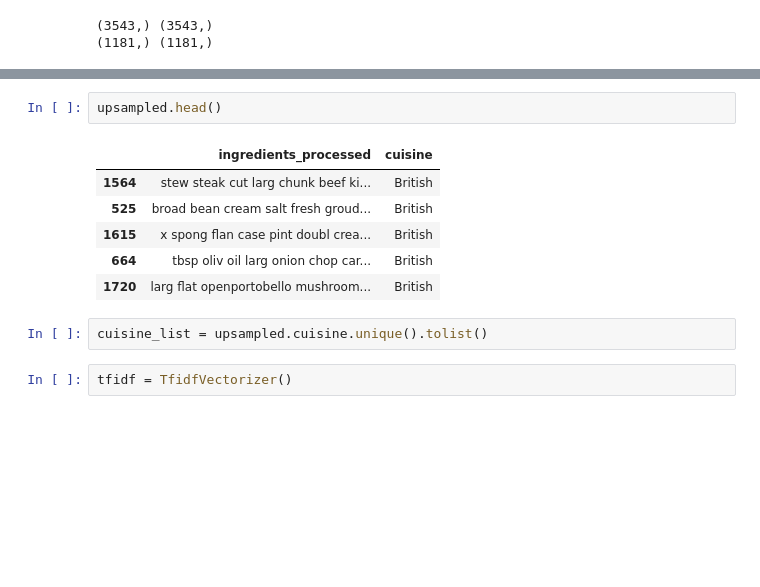
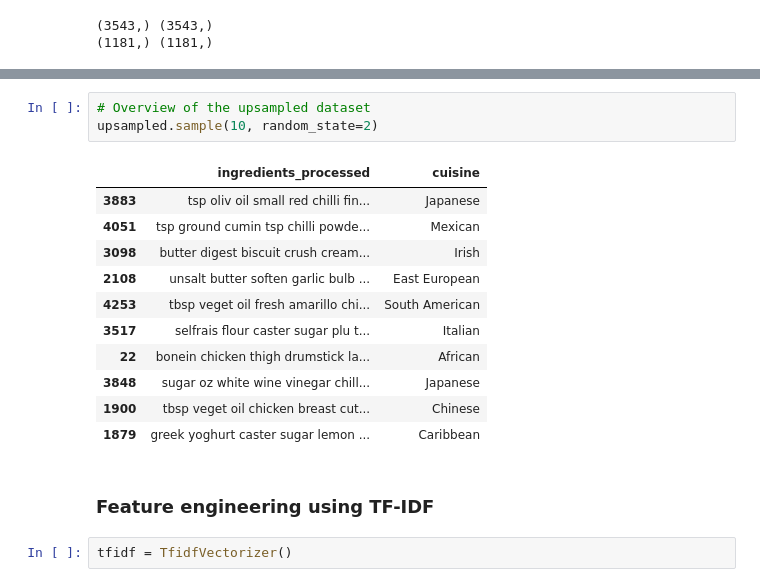
Before and after one commit to momcancode/Cuisine-Demystifier-NLP-ML-Project, a Jupyter notebook: model/03_SVC_with_resampling.ipynb, the cells around one changed output, grey strips where cells are left out. Drawn from its saved outputs; the diff is of its cells as text; blank space fills up the shorter version.

```diff
--- a/model/03_SVC_with_resampling.ipynb
+++ b/model/03_SVC_with_resampling.ipynb
@@ -200,15 +242,21 @@ Nordic                        1099
 Name: cuisine, dtype: int64
-# %%
-upsampled.head()
-# %% [output]
-|  | ingredients_processed | cuisine |
-| 1564 | stew steak cut larg chunk beef ki... | British |
-| 525 | broad bean cream salt fresh groud... | British |
-| 1615 | x spong flan case pint doubl crea... | British |
-| 664 | tbsp oliv oil larg onion chop car... | British |
-| 1720 | larg flat openportobello mushroom... | British |
-# %%
-cuisine_list = upsampled.cuisine.unique().tolist()
+# %%
+# Overview of the upsampled dataset
+upsampled.sample(10, random_state=2)
+# %% [output]
+|  | ingredients_processed | cuisine |
+| 3883 | tsp oliv oil small red chilli fin... | Japanese |
+| 4051 | tsp ground cumin tsp chilli powde... | Mexican |
+| 3098 | butter digest biscuit crush cream... | Irish |
+| 2108 | unsalt butter soften garlic bulb ... | East European |
+| 4253 | tbsp veget oil fresh amarillo chi... | South American |
+| 3517 | selfrais flour caster sugar plu t... | Italian |
+| 22 | bonein chicken thigh drumstick la... | African |
+| 3848 | sugar oz white wine vinegar chill... | Japanese |
+| 1900 | tbsp veget oil chicken breast cut... | Chinese |
+| 1879 | greek yoghurt caster sugar lemon ... | Caribbean |
+# %% [markdown]
+### Feature engineering using TF-IDF
 # %%
 tfidf = TfidfVectorizer()
 # %%
```
Also changed, not shown: parts of 29 cells of this notebook.
